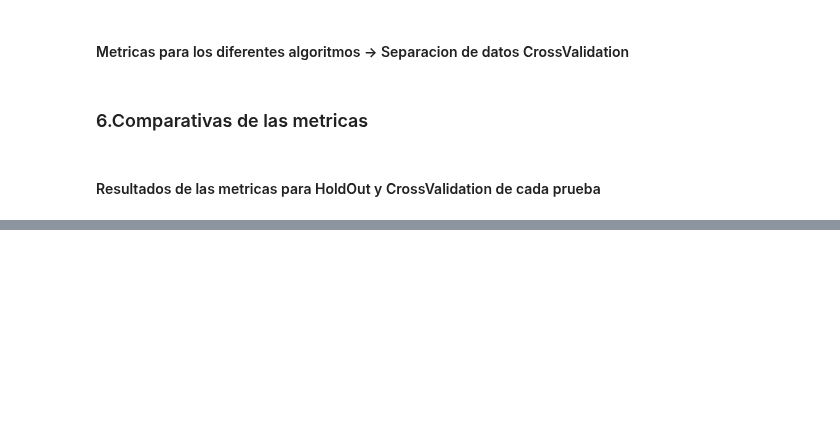
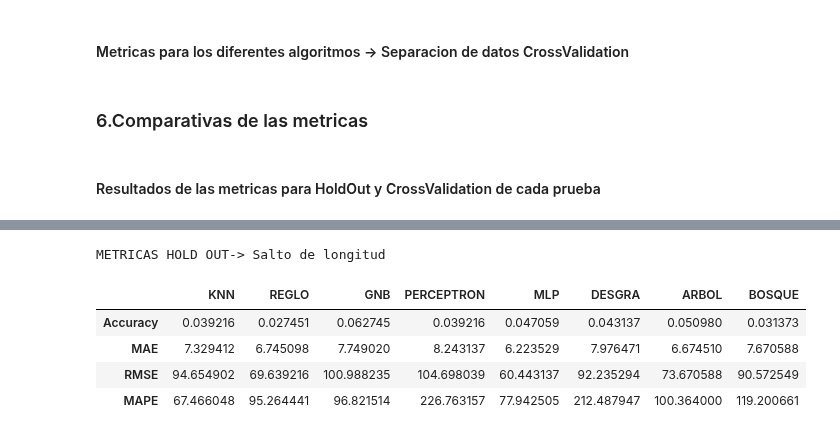
Before and after one commit to RaulCapellanFernandez/DecatlonEstadistics, a Jupyter notebook: PredictionsAlgorithms.ipynb, the cells around one changed output, grey strips where cells are left out. Drawn from its saved outputs; the diff is of its cells as text; code cells hidden in the pictures; blank space fills up the shorter version.

```diff
--- a/PredictionsAlgorithms.ipynb
+++ b/PredictionsAlgorithms.ipynb
@@ -174,0 +205,21 @@ def mainCrossVal(ddbbData):
+# %%
+#PRUEBA -> Salto de longitud
+ddbbData = ddbbDataNorm[['Lj','Lj Points']]
+
+ho = mainHoldOut(ddbbData)
+cv = mainCrossVal(ddbbData)
+
+tabla=pd.DataFrame(ho)
+tabla1=pd.DataFrame(cv)
+
+print()
+print()
+print('METRICAS HOLD OUT-> Salto de longitud')
+tabla
+# %% [output]
+METRICAS HOLD OUT-> Salto de longitud
+|  | KNN | REGLO | GNB | PERCEPTRON | MLP | DESGRA | ARBOL | BOSQUE |
+| Accuracy | 0.039216 | 0.027451 | 0.062745 | 0.039216 | 0.047059 | 0.043137 | 0.050980 | 0.031373 |
+| MAE | 7.329412 | 6.745098 | 7.749020 | 8.243137 | 6.223529 | 7.976471 | 6.674510 | 7.670588 |
+| RMSE | 94.654902 | 69.639216 | 100.988235 | 104.698039 | 60.443137 | 92.235294 | 73.670588 | 90.572549 |
+| MAPE | 67.466048 | 95.264441 | 96.821514 | 226.763157 | 77.942505 | 212.487947 | 100.364000 | 119.200661 |
```
Also changed, not shown: parts of 20 cells of this notebook.
